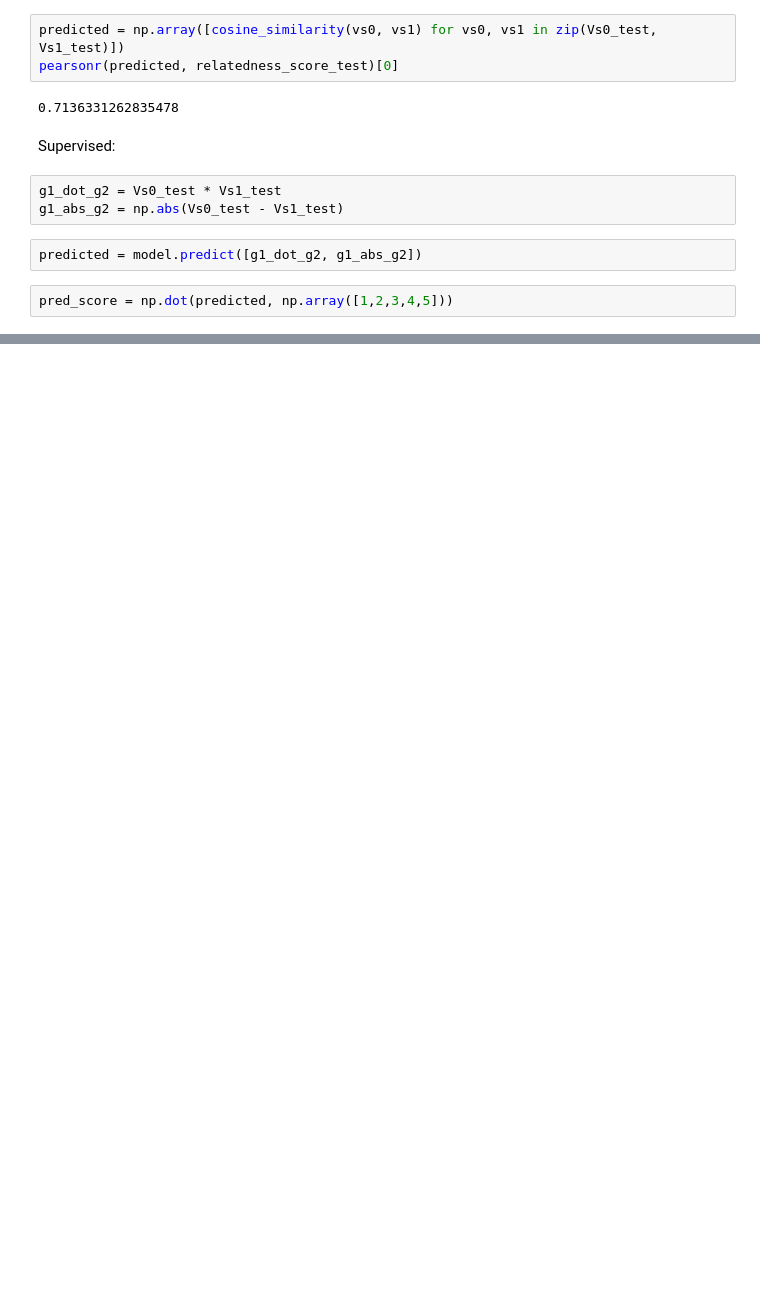
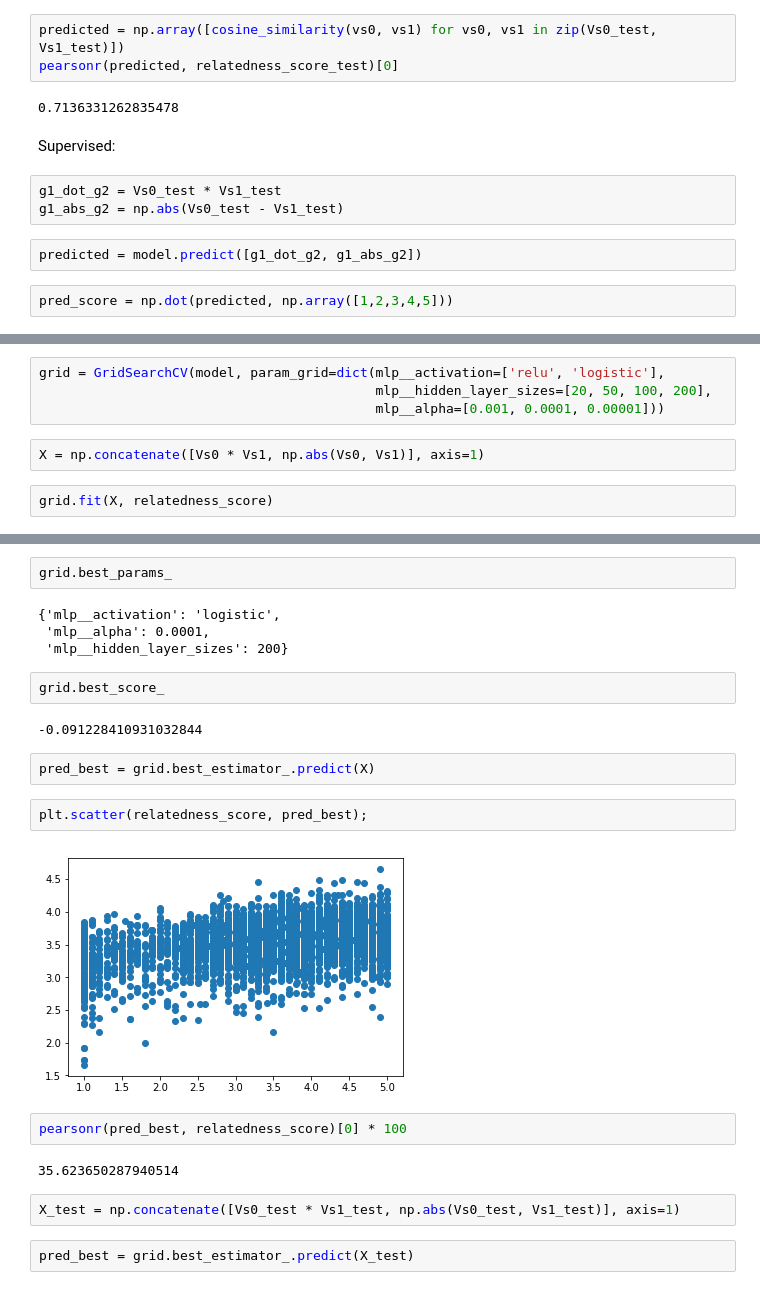
Before and after one commit to jorisvandenbossche/wordembeddings, a Jupyter notebook: sts_sick_supervized.ipynb, the cells around one changed output, grey strips where cells are left out. Cells and saved outputs as stored; diff of their text form; blank space fills up the shorter version.

Commit message:
Update sick supervised notebook with sklearn model

```diff
--- a/sts_sick_supervized.ipynb
+++ b/sts_sick_supervized.ipynb
@@ -249,0 +318,8 @@ pearsonr(pred_score, relatedness_score_test)[0] * 100
+# %%
+grid = GridSearchCV(model, param_grid=dict(mlp__activation=['relu', 'logistic'],
+                                           mlp__hidden_layer_sizes=[20, 50, 100, 200],
+                                           mlp__alpha=[0.001, 0.0001, 0.00001]))
+# %%
+X = np.concatenate([Vs0 * Vs1, np.abs(Vs0, Vs1)], axis=1)
+# %%
+grid.fit(X, relatedness_score)
@@ -249,0 +337,24 @@ pearsonr(pred_score, relatedness_score_test)[0] * 100
+# %%
+grid.best_params_
+# %% [output]
+{'mlp__activation': 'logistic',
+ 'mlp__alpha': 0.0001,
+ 'mlp__hidden_layer_sizes': 200}
+# %%
+grid.best_score_
+# %% [output]
+-0.091228410931032844
+# %%
+pred_best = grid.best_estimator_.predict(X)
+# %%
+plt.scatter(relatedness_score, pred_best);
+# %% [output]
+[figure, added]
+# %%
+pearsonr(pred_best, relatedness_score)[0] * 100
+# %% [output]
+35.623650287940514
+# %%
+X_test = np.concatenate([Vs0_test * Vs1_test, np.abs(Vs0_test, Vs1_test)], axis=1)
+# %%
+pred_best = grid.best_estimator_.predict(X_test)
```
Also changed, not shown: parts of 31 cells of this notebook.
